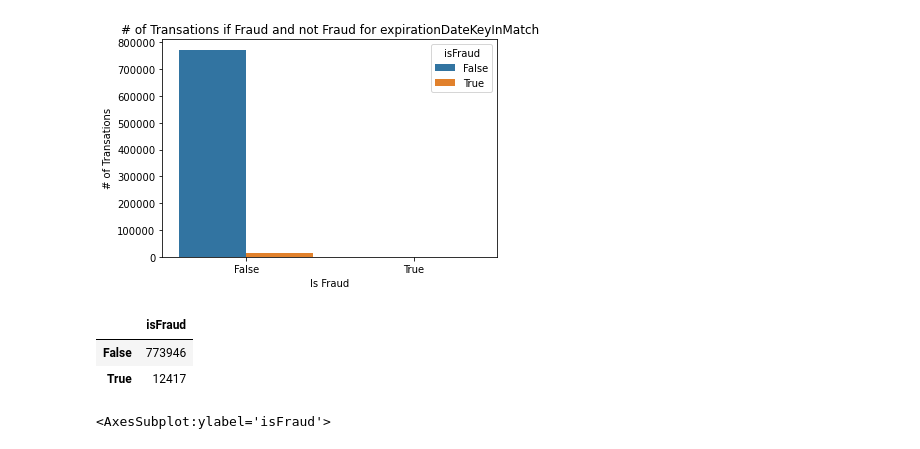
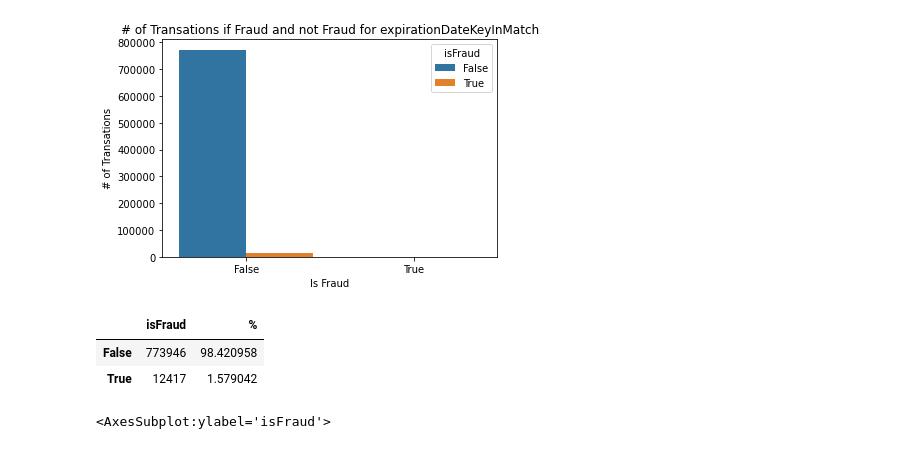
Before and after one commit to pranjaliy/CapitalOne-DS, a Jupyter notebook: Part A (Loading and EDA).ipynb, the cells around one changed output. Saved outputs shown, nothing was run; the diff lists cells and outputs as text; code cells hidden in the pictures.

```diff
--- a/Part A (Loading and EDA).ipynb
+++ b/Part A (Loading and EDA).ipynb
@@ -355,11 +368,12 @@ Text(0.5, 1.0, '# of Transations if Fraud and not Fraud for expirationDateKeyInM
 [figure]
 # %%
 isFraud=data['isFraud'].value_counts().to_frame()
+isFraud['%'] = isFraud/len(data)*100
 isFraud
 # %% [output]
-|  | isFraud |
-| False | 773946 |
-| True | 12417 |
+|  | isFraud | % |
+| False | 773946 | 98.420958 |
+| True | 12417 | 1.579042 |
 # %%
 isFraud['isFraud'].plot(kind='pie')
 # %% [output]
```
Also changed, not shown: parts of 39 cells of this notebook.
